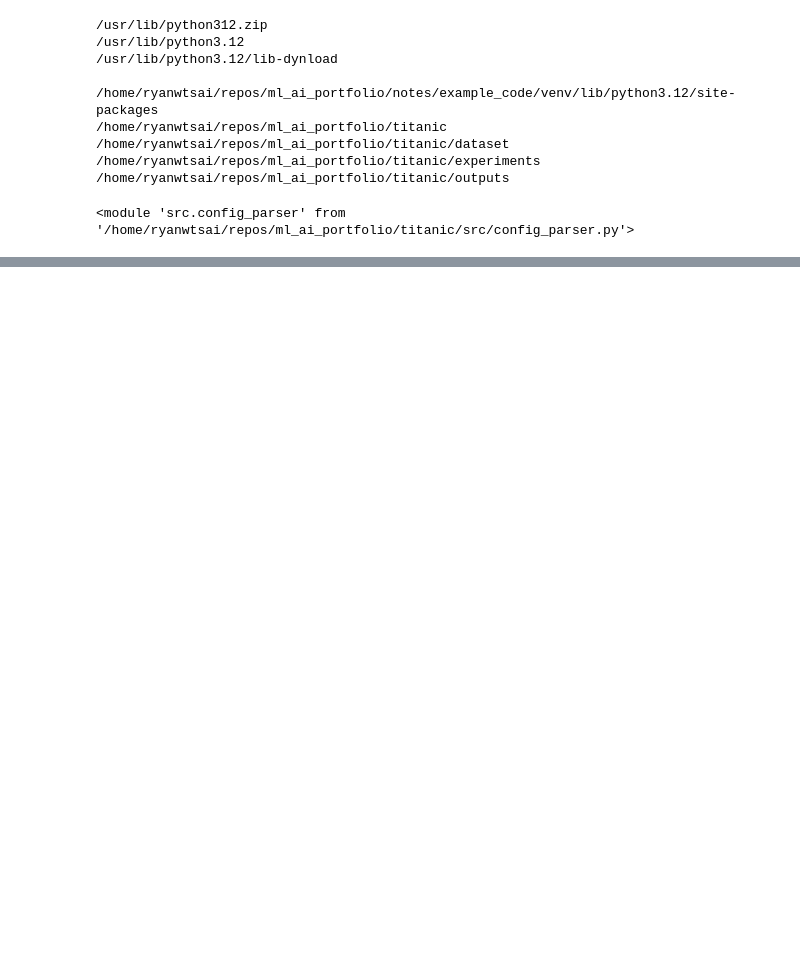
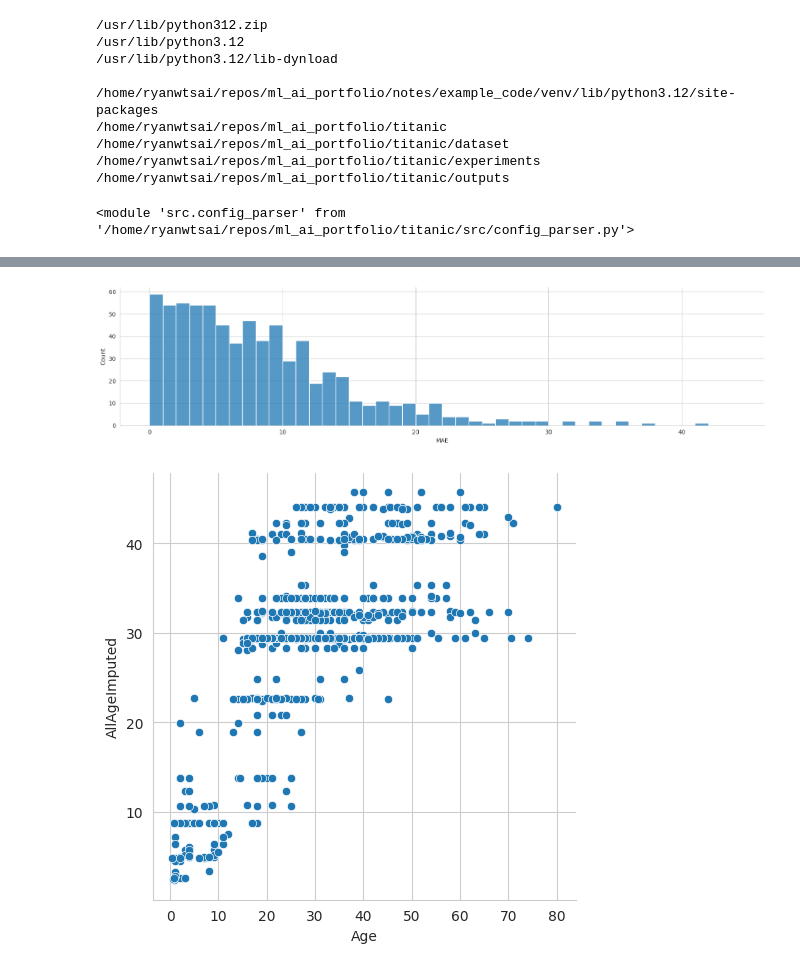
Before and after one commit to rfdspeng/ml_ai_portfolio, a Jupyter notebook: titanic/notebooks/age_imputation.ipynb, the cells around one changed output, grey strips where cells are left out. Cells and saved outputs as stored; diff of their text form; code cells hidden in the pictures; blank space fills up the shorter version.

```diff
--- a/titanic/notebooks/age_imputation.ipynb
+++ b/titanic/notebooks/age_imputation.ipynb
@@ -38,0 +48,23 @@ from src.custom_transformers import DynamicDataPrepPipeline
+# %%
+import joblib
+
+serialized_pipe = EXPERIMENTS_DIR / "004c_age_imputer_cv/ml_pipeline.joblib"
+age_imputer = joblib.load(serialized_pipe)
+age_imputer.named_steps["data_prep"].pipeline_
+# %%
+from src.utils import load_titanic_data
+import numpy as np
+df, _, _ = load_titanic_data(load_X_y=False, extracted=True)
+
+missing_age = df.Age.isna()
+df["AgeImputed"] = df["Age"]
+ages = age_imputer.predict(df.loc[missing_age])
+df.loc[missing_age, "AgeImputed"] = ages
+ages = age_imputer.predict(df)
+df["AllAgeImputed"] = ages
+df["MAE"] = df["Age"]
+df.loc[~missing_age, "MAE"] = np.abs(df.loc[~missing_age, "Age"] - df.loc[~missing_age, "AllAgeImputed"])
+print(df["MAE"].describe())
+print("")
+print(df["MAE"].quantile([0.5, 0.75, 0.9, 0.95, 0.99]))
+print("")
@@ -38,0 +88,10 @@ from src.custom_transformers import DynamicDataPrepPipeline
+# %%
+import seaborn as sns
+import matplotlib.pyplot as plt
+sns.set_style("whitegrid")
+
+g = sns.displot(df, kind="hist", x="MAE", height=4, aspect=4, bins=range(0,np.ceil(df["MAE"].max()).astype("int").item()))
+g = sns.relplot(df.loc[~missing_age], kind="scatter", x="Age", y="AllAgeImputed")
+# %% [output]
+[figure, added]
+[figure, added]
```
Also changed, not shown: parts of 4 cells of this notebook, 43 other files.
